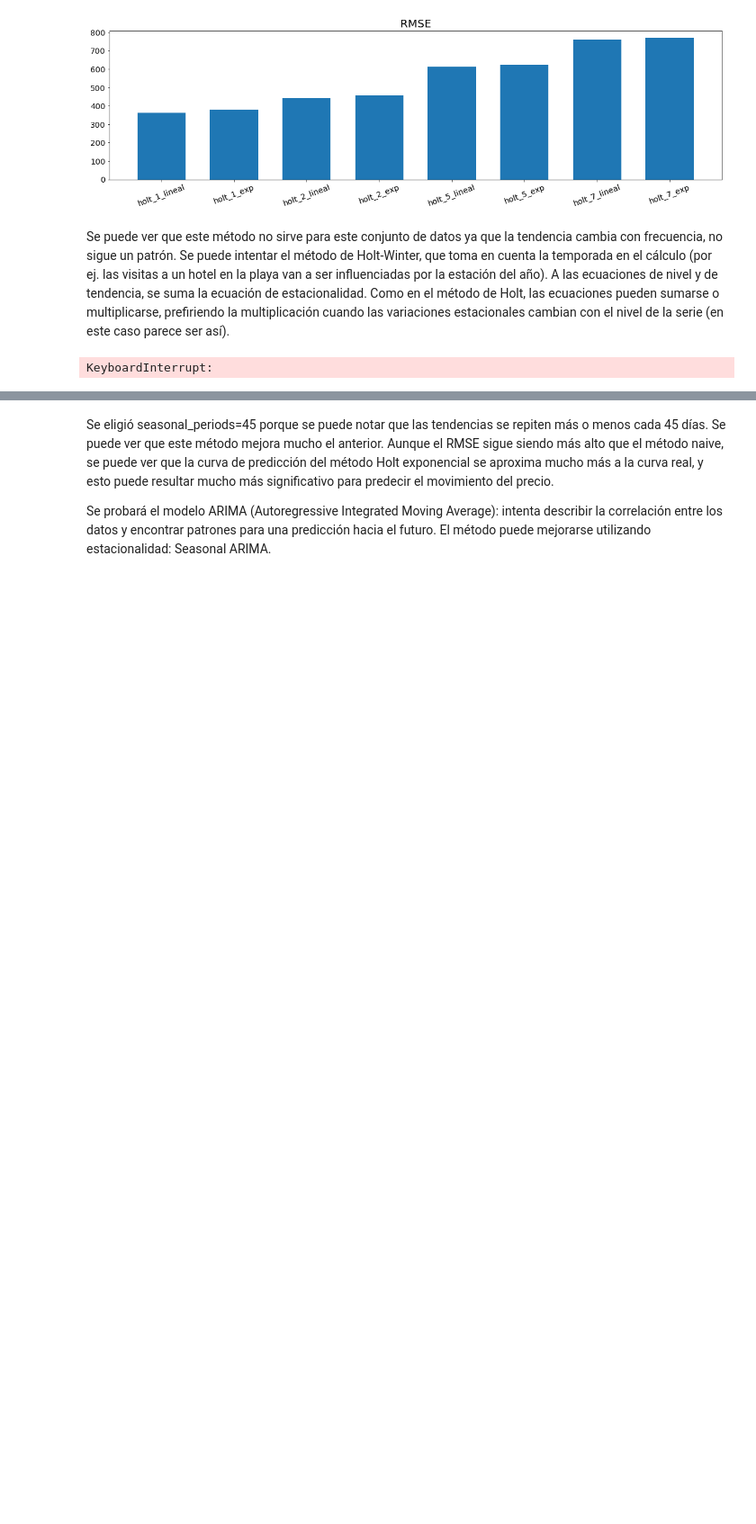
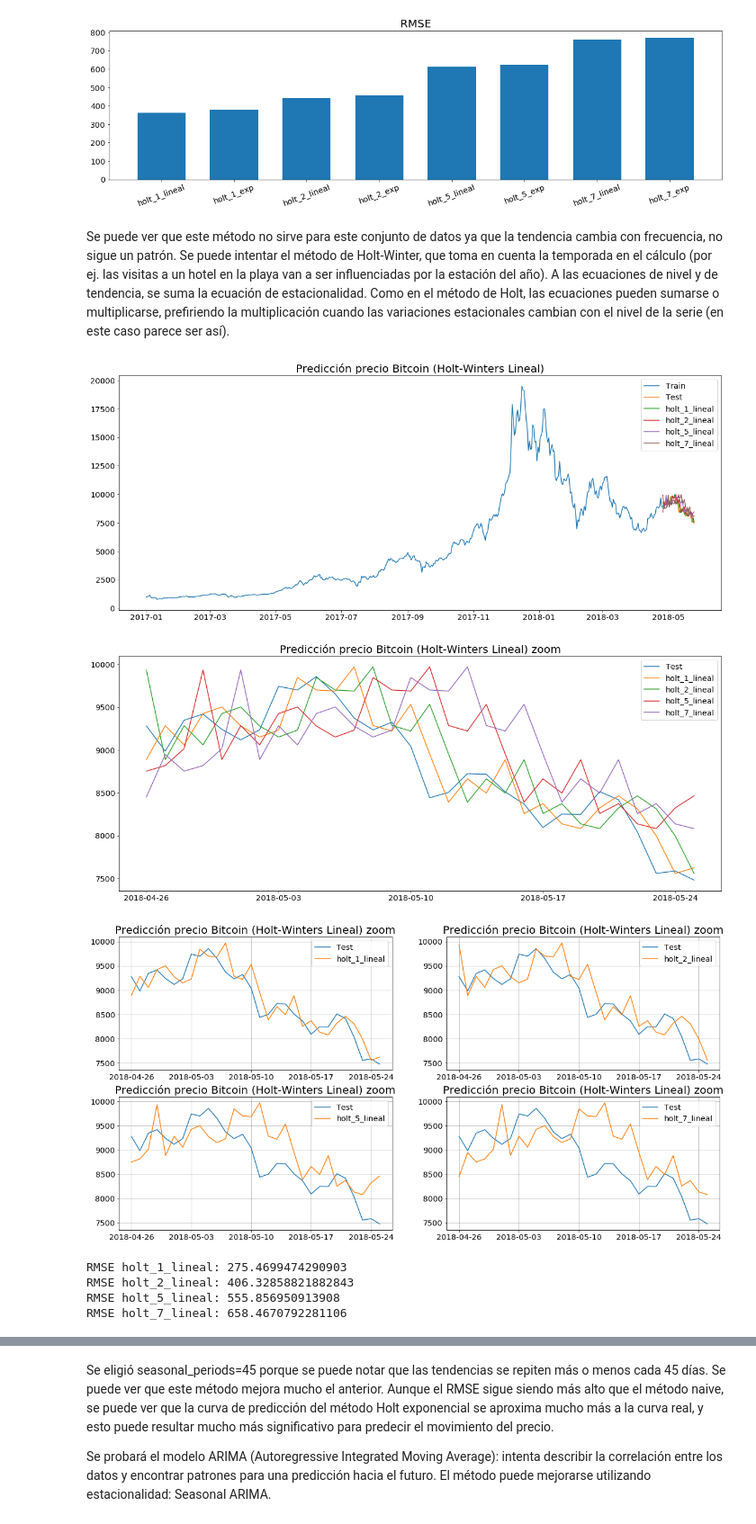
Before and after one commit to leandro-ercoli/proyectofinal, a Jupyter notebook: SimuladorBaselines.ipynb, the cells around one changed output, grey strips where cells are left out. Shown at 90% size. Saved outputs shown, nothing was run; the diff lists cells and outputs as text; code cells hidden in the pictures; blank space fills up the shorter version.

Commit message:
holt-winters lineal y exponencial

```diff
--- a/SimuladorBaselines.ipynb
+++ b/SimuladorBaselines.ipynb
@@ -404,65 +404,67 @@ A las ecuaciones de nivel y de tendencia, se suma la ecuación de estacionalidad
 #Método
 y_holtwinters = test.copy()
 for f in dia_futuro:
-    y_holtwinters['holtwinters_' + str(f) + '_lineal'] = np.nan
-    y_holtwinters['holtwinters_' + str(f) + '_exp'] = np.nan
+    y_holtwinters['holt_' + str(f) + '_lineal'] = np.nan
     for i in range(0,test_size):
         training = df[0:len(df)-test_size+i-f+1]
         holt_lineal = ExponentialSmoothing(np.asarray(training), seasonal_periods=45, trend='add', seasonal='add').fit()
-        holt_exp = ExponentialSmoothing(np.asarray(training), seasonal_periods=45, trend='mul', seasonal='mul').fit()
-        y_holtwinters['holtwinters_' + str(f) + '_lineal'][i] = holt_lineal.forecast(1)
-        y_holtwinters['holtwinters_' + str(f) + '_exp'][i] = holt_exp.forecast(1)
+        y_holtwinters['holt_' + str(f) + '_lineal'][i] = holt_lineal.forecast(1)
 
-'''
+y_holtwinters.to_csv('baselines/holtwinters_lineal.csv')
+
 #Graficar la serie completa
 plt.figure(figsize=(20,8))
 plt.plot(train.index, train['bitcoin'], label='Train')
 plt.plot(test.index, test['bitcoin'], label='Test')
 for i in range(1,len(y_holtwinters.columns)):
-    plt.plot(y_holt.index, y_holtwinters[y_holtwinters.columns[i]], label=y_holtwinters.columns[i])
+    plt.plot(y_holtwinters.index, y_holtwinters[y_holtwinters.columns[i]], label=y_holtwinters.columns[i])
 plt.legend(loc='best')
-plt.title("Predicción precio Bitcoin (Holt)",fontsize=20)
+plt.title("Predicción precio Bitcoin (Holt-Winters Lineal)",fontsize=20)
 plt.show()
 
 #Graficar solo la porción de test
 plt.figure(figsize=(20,8))
 plt.plot(test.index, test['bitcoin'], label='Test')
 for i in range(1,len(y_holtwinters.columns)):
-    plt.plot(y_holt.index, y_holtwinters[y_holtwinters.columns[i]], label=y_holtwinters.columns[i])
+    plt.plot(y_holtwinters.index, y_holtwinters[y_holtwinters.columns[i]], label=y_holtwinters.columns[i])
 plt.legend(loc='best')
-plt.title("Predicción precio Bitcoin (Holt) zoom",fontsize=20)
+plt.title("Predicción precio Bitcoin (Holt-Winters Lineal) zoom",fontsize=20)
 plt.show()
 
 #Gráficar por día futuro
 plt.figure(figsize=(20,5*len(dia_futuro)/2))
 col = 1
-for i in range(1,len(y_holtwinters.columns),2):
+for i in range(1,len(y_holtwinters.columns),1):
     plt.subplot(2, 2, col)
     plt.plot(test.index, test['bitcoin'], label='Test')
     plt.plot(y_holtwinters.index, y_holtwinters[y_holtwinters.columns[i]], label=y_holtwinters.columns[i])
-    plt.plot(y_holtwinters.index, y_holtwinters[y_holtwinters.columns[i+1]], label=y_holtwinters.columns[i+1])
-    plt.title("Predicción precio Bitcoin (Holt) zoom",fontsize=20)
+    plt.title("Predicción precio Bitcoin (Holt-Winters Lineal) zoom",fontsize=20)
     plt.legend()
     plt.grid(color='grey', linestyle='-', linewidth=0.5)
     col+=1
 plt.show()
 
 #Cálculo de error
 rmses_y = []
 rmses_x = []
 for i in range(1,len(y_holtwinters.columns)):
     rmse = sqrt(mean_squared_error(test.bitcoin, y_holtwinters[y_holtwinters.columns[i]]))
     print("RMSE " + y_holtwinters.columns[i] + ": " + str(rmse))
     rmses_y.append(rmse)
     rmses_x.append(y_holtwinters.columns[i])
 
 #Graficar RMSE
 width = 1/1.5
 plt.figure(figsize=(20,5))
 plt.bar(rmses_x, rmses_y, width)
 plt.xticks(rotation=20)
-plt.title("RMSE",fontsize=20)
+plt.title("Holt-Winters Lineal",fontsize=20)
 plt.show()
-'''
 # %% [output]
+[figure, added]
+[figure, added]
+[figure, added]
-KeyboardInterrupt:
+RMSE holt_1_lineal: 275.4699474290903
+RMSE holt_2_lineal: 406.32858821882843
+RMSE holt_5_lineal: 555.856950913908
+RMSE holt_7_lineal: 658.4670792281106
```
Also changed, not shown: parts of 4 cells of this notebook, 2 other files.
